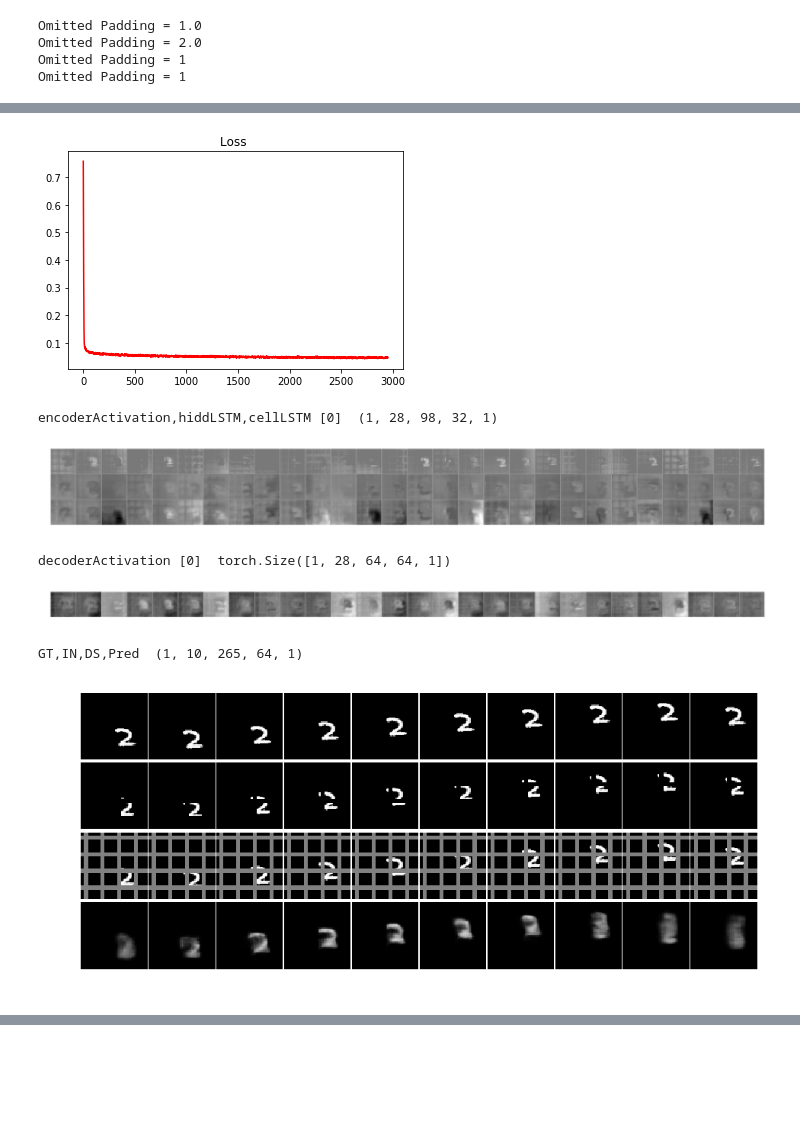
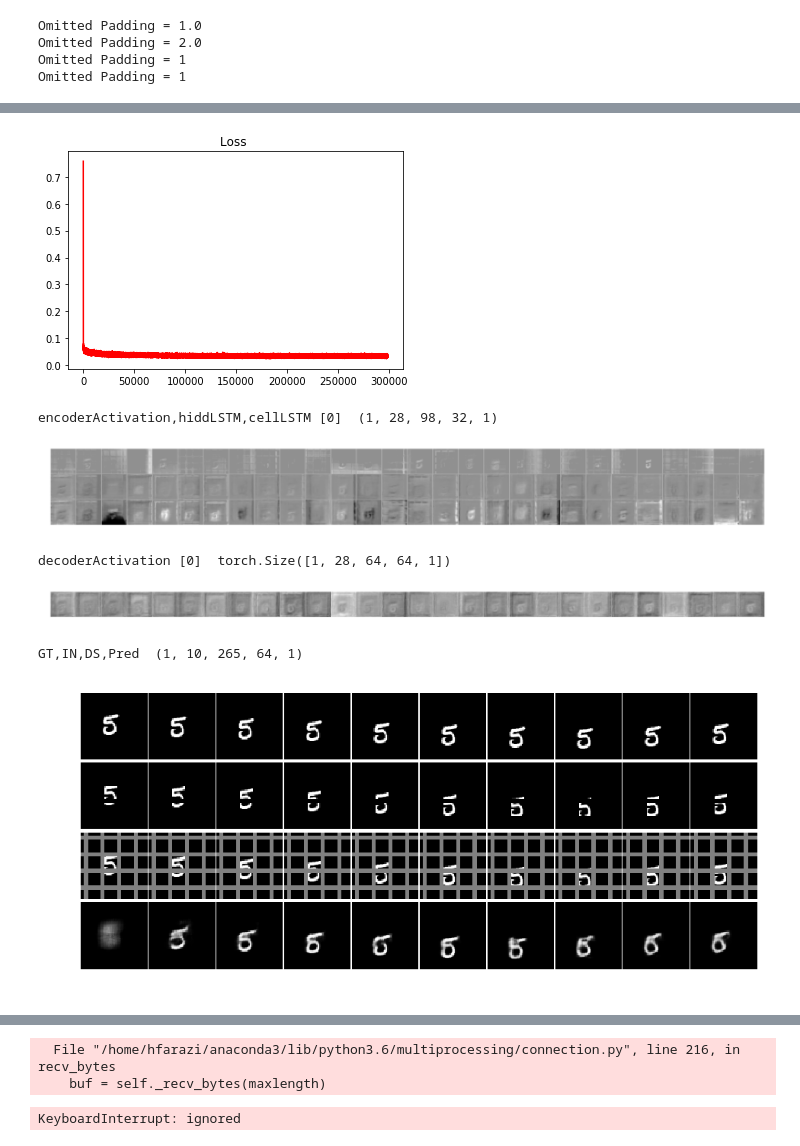
Before and after one commit to AIS-Bonn/LocDepVideoPrediction, a Jupyter notebook: vlnAI.ipynb, the cells around one changed output, grey strips where cells are left out. Cells and saved outputs as stored; diff of their text form; code cells hidden in the pictures; blank space fills up the shorter version.

```diff
--- a/vlnAI.ipynb
+++ b/vlnAI.ipynb
@@ -73,8 +73,8 @@ tqdm.monitor_interval = 0
 from data_dynamic import bounce_vec
 
 #import visdom
-import visdom
-viz = visdom.Visdom(port = 9898)
+# import visdom
+# viz = visdom.Visdom(port = 9898)
 cuda_devices=list()
 
 from tensorboardX import SummaryWriter
@@ -85,7 +85,7 @@ channel=1
 seq_length=11
 
 if torch.cuda.is_available():
-    cuda_devices=[1]
+    cuda_devices=[0]
     if(len(cuda_devices)>0):
         torch.cuda.set_device(cuda_devices[0])
 
@@ -110,7 +110,7 @@ MCODE = {
 
 batch_multiplier = max(len(cuda_devices),1)
 seqTypeDict = {
-              'MMNIST':{'batch_size':82*batch_multiplier,'dimention':2,'classify':True,"regress":False,"class_size":10,'object_count':1,'resolution':44,
+              'MMNIST':{'batch_size':16*batch_multiplier,'dimention':2,'classify':True,"regress":False,"class_size":10,'object_count':1,'resolution':44,
                                                'layerParams':[
                {"aeHiddenSize":625,"raepHiddenSize":625,"reapMSize":625,"classificationMSize":625,'orthognality':True,"lr":0.0005,'weight_decay':10e-7,'lr_classification':10e-4,'weight_decay_classification':10e-7},
                {"aeHiddenSize":400,"raepHiddenSize":400,"reapMSize":400,"classificationMSize":400,'orthognality':True,"lr":0.0005,'weight_decay':10e-7,'lr_classification':10e-4,'weight_decay_classification':10e-7},
@@ -811,8 +819,7 @@ saveEvery=1000
 
 
 train=True
-t=0
-runs=100000
+runs=200000
 pbar = tqdm.tqdm(total = runs)
 while t <= runs:
 
@@ -885,8 +892,8 @@ pbar.close()
 Number of Parameters =  80789
-[figure, old version]
+[figure, new version]
 encoderActivation,hiddLSTM,cellLSTM [0]  (1, 28, 98, 32, 1)
-[figure, old version]
+[figure, new version]
 decoderActivation [0]  torch.Size([1, 28, 64, 64, 1])
-[figure, old version]
+[figure, new version]
 GT,IN,DS,Pred  (1, 10, 265, 64, 1)
-[figure, old version]
+[figure, new version]
@@ -909,0 +935,3 @@ GT,IN,DS,Pred  (1, 10, 265, 64, 1)
+  File "/home/hfarazi/anaconda3/lib/python3.6/multiprocessing/connection.py", line 216, in recv_bytes
+    buf = self._recv_bytes(maxlength)
+KeyboardInterrupt: ignored
```
Also changed, not shown: parts of 5 cells of this notebook, 3 other files.
